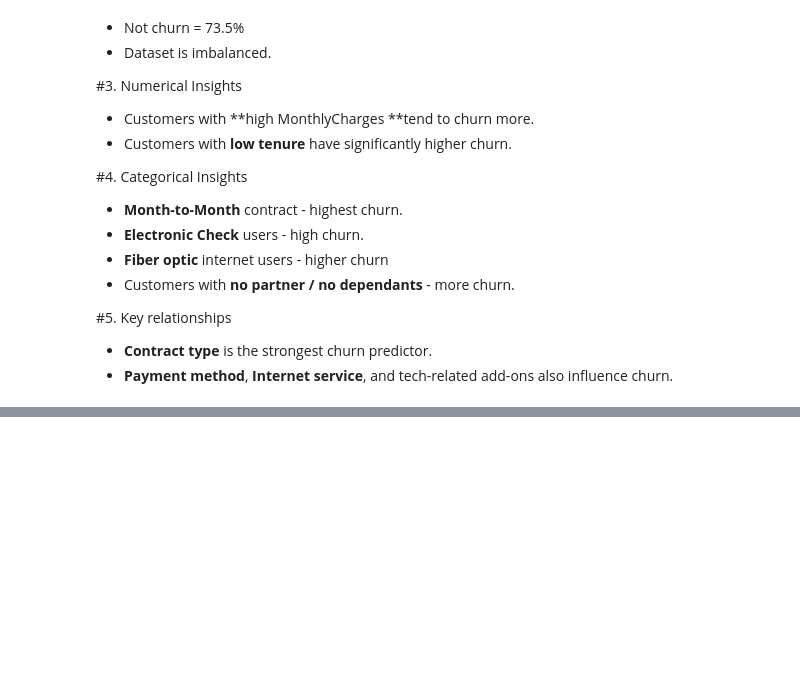
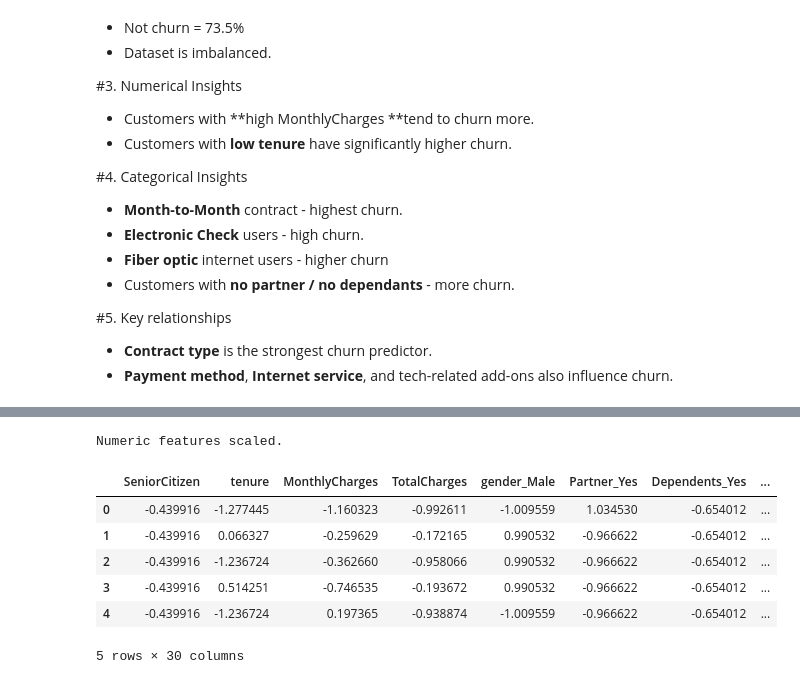
Before and after one commit to sanuli21/telco-churn-project, a Jupyter notebook: churn_prediction.ipynb, the cells around one changed output, grey strips where cells are left out. Saved outputs shown, nothing was run; the diff lists cells and outputs as text; code cells hidden in the pictures; blank space fills up the shorter version.

```diff
--- a/churn_prediction.ipynb
+++ b/churn_prediction.ipynb
@@ -288,0 +304,23 @@ Categorical columns encoded successfully.
+# %%
+# scale numeric features as ML models work better when all numeric features are on a similar scale
+
+from sklearn.preprocessing import StandardScaler
+
+#select numeric columns(all are numeric now)
+numeric_cols_scaled = df_encoded.select_dtypes(include=['int64', 'float64']).columns
+
+scaler = StandardScaler()
+df_encoded[numeric_cols_scaled] = scaler.fit_transform(df_encoded[numeric_cols_scaled])
+
+print("Numeric features scaled.")
+
+df_encoded.head()
+# %% [output]
+Numeric features scaled.
+|  | SeniorCitizen | tenure | MonthlyCharges | TotalCharges | gender_Male | Partner_Yes | Dependents_Yes | ... |
+| 0 | -0.439916 | -1.277445 | -1.160323 | -0.992611 | -1.009559 | 1.034530 | -0.654012 | ... |
+| 1 | -0.439916 | 0.066327 | -0.259629 | -0.172165 | 0.990532 | -0.966622 | -0.654012 | ... |
+| 2 | -0.439916 | -1.236724 | -0.362660 | -0.958066 | 0.990532 | -0.966622 | -0.654012 | ... |
+| 3 | -0.439916 | 0.514251 | -0.746535 | -0.193672 | 0.990532 | -0.966622 | -0.654012 | ... |
+| 4 | -0.439916 | -1.236724 | 0.197365 | -0.938874 | -1.009559 | -0.966622 | -0.654012 | ... |
+5 rows × 30 columns
```
Also changed, not shown: parts of 1 cell of this notebook.
